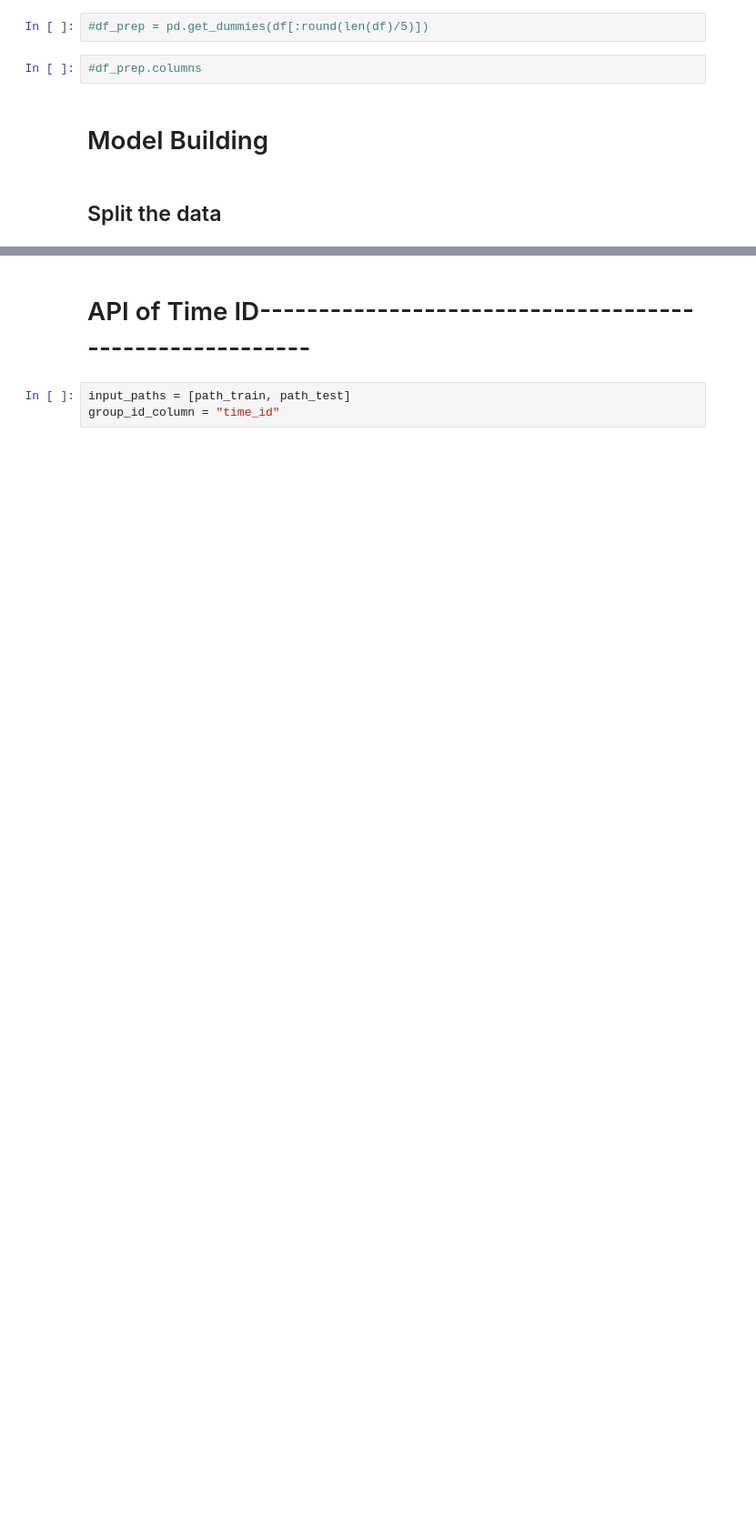
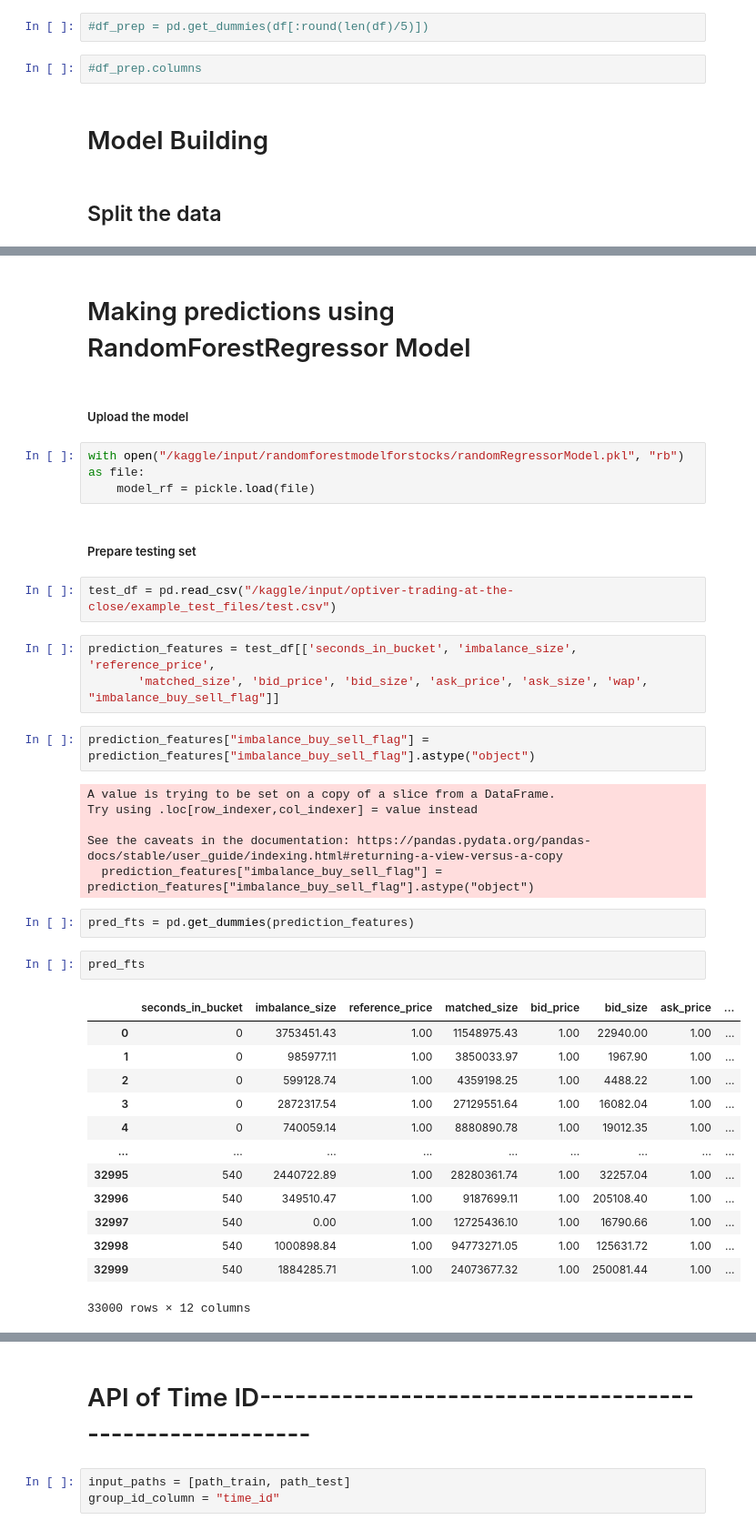
Before and after one commit to Max77788/StockPricePrediction, a Jupyter notebook: stockpriceprediction-project.ipynb, the cells around one changed output, grey strips where cells are left out. Shown at 91% size. Drawn from its saved outputs; the diff is of its cells as text; blank space fills up the shorter version.

Commit message:
Kaggle Notebook | StockPricePrediction Project | Version 5

```diff
--- a/stockpriceprediction-project.ipynb
+++ b/stockpriceprediction-project.ipynb
@@ -184,0 +435,40 @@ with open("randomRegressorModel.pkl", "rb") as file:
+# %% [markdown]
+# Making predictions using RandomForestRegressor Model
+# %% [markdown]
+##### Upload the model
+# %%
+with open("/kaggle/input/randomforestmodelforstocks/randomRegressorModel.pkl", "rb") as file:
+    model_rf = pickle.load(file)
+# %% [markdown]
+##### Prepare testing set
+# %%
+test_df = pd.read_csv("/kaggle/input/optiver-trading-at-the-close/example_test_files/test.csv")
+# %%
+prediction_features = test_df[['seconds_in_bucket', 'imbalance_size', 'reference_price',
+       'matched_size', 'bid_price', 'bid_size', 'ask_price', 'ask_size', 'wap', "imbalance_buy_sell_flag"]]
+# %%
+prediction_features["imbalance_buy_sell_flag"] = prediction_features["imbalance_buy_sell_flag"].astype("object")
+# %% [output]
+A value is trying to be set on a copy of a slice from a DataFrame.
+Try using .loc[row_indexer,col_indexer] = value instead
+
+See the caveats in the documentation: https://pandas.pydata.org/pandas-docs/stable/user_guide/indexing.html#returning-a-view-versus-a-copy
+  prediction_features["imbalance_buy_sell_flag"] = prediction_features["imbalance_buy_sell_flag"].astype("object")
+# %%
+pred_fts = pd.get_dummies(prediction_features)
+# %%
+pred_fts
+# %% [output]
+|  | seconds_in_bucket | imbalance_size | reference_price | matched_size | bid_price | bid_size | ask_price | ... |
+| 0 | 0 | 3753451.43 | 1.00 | 11548975.43 | 1.00 | 22940.00 | 1.00 | ... |
+| 1 | 0 | 985977.11 | 1.00 | 3850033.97 | 1.00 | 1967.90 | 1.00 | ... |
+| 2 | 0 | 599128.74 | 1.00 | 4359198.25 | 1.00 | 4488.22 | 1.00 | ... |
+| 3 | 0 | 2872317.54 | 1.00 | 27129551.64 | 1.00 | 16082.04 | 1.00 | ... |
+| 4 | 0 | 740059.14 | 1.00 | 8880890.78 | 1.00 | 19012.35 | 1.00 | ... |
+| ... | ... | ... | ... | ... | ... | ... | ... | ... |
+| 32995 | 540 | 2440722.89 | 1.00 | 28280361.74 | 1.00 | 32257.04 | 1.00 | ... |
+| 32996 | 540 | 349510.47 | 1.00 | 9187699.11 | 1.00 | 205108.40 | 1.00 | ... |
+| 32997 | 540 | 0.00 | 1.00 | 12725436.10 | 1.00 | 16790.66 | 1.00 | ... |
+| 32998 | 540 | 1000898.84 | 1.00 | 94773271.05 | 1.00 | 125631.72 | 1.00 | ... |
+| 32999 | 540 | 1884285.71 | 1.00 | 24073677.32 | 1.00 | 250081.44 | 1.00 | ... |
+33000 rows × 12 columns
```
Also changed, not shown: parts of 68 cells of this notebook.
